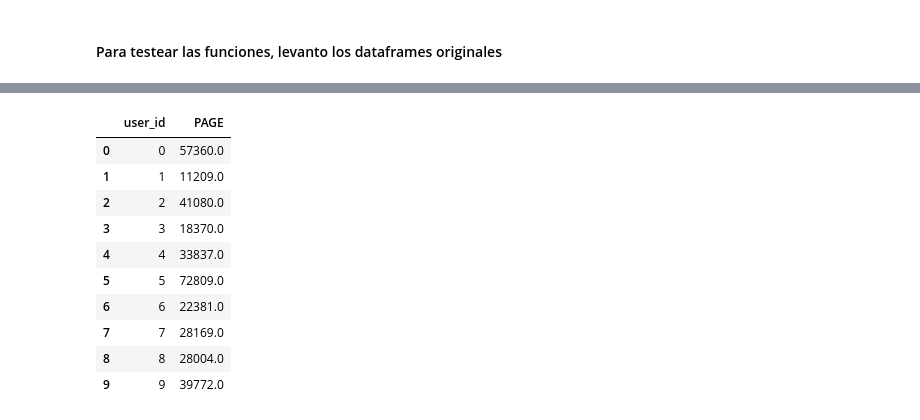
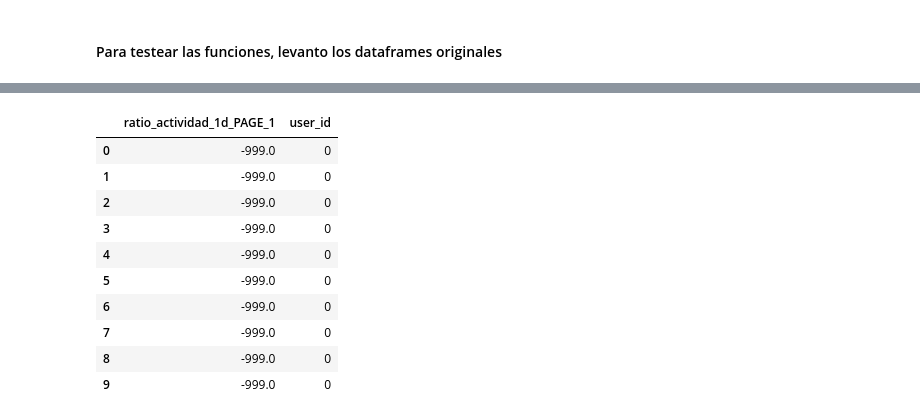
Before and after one commit to francomatiasferrari/ggal_dataton, a Jupyter notebook: funciones_LB.ipynb, the cells around one changed output, grey strips where cells are left out. Cells and saved outputs as stored; diff of their text form; code cells hidden in the pictures.

```diff
--- a/funciones_LB.ipynb
+++ b/funciones_LB.ipynb
@@ -75,16 +104,13 @@ def _sum_user_campo_all(df_pageviews, mes_snapshot, campo):
     return df_3m, df_1m, df_15d, df_7d, df_1d, df_ever, tot_3m, tot_1m, tot_15d, tot_7d, tot_1d, tot_ever
 # %%
 def _ratio_campo_df(df_numerador, df_denominador, name):
-    #Equiparar columnas
-    ######COMPLETAR####
-
     #Eliminar columnar user_id para que no la divida
     users = df_numerador['user_id']
     df_numerador = df_numerador.drop(['user_id'], axis = 1)
     df_denominador = df_denominador.drop(['user_id'], axis = 1)
 
     #División element-wise
-    temp = df_numerador.div(df_denominador, axis=0, level = 'user_id', fill_value = 0)
+    temp = df_numerador.div(df_denominador, axis=0, fill_value = 0)
     temp.columns = [name + "_" + str(v) for v in temp.columns]
 
     #Agrega columna user_id
@@ -154,16 +214,18 @@ temp.head(10)
+# %%
+ratio_actividad_1d = _ratio_campo_df(tot_1d.iloc[:,0:2], tot_3m.iloc[:,0:2], 'ratio_actividad_1d')
 # %%
 df_3m, df_1m, df_15d, df_7d, df_1d, df_ever, tot_3m, tot_1m, tot_15d, tot_7d, tot_1d, tot_ever = _sum_user_campo_all(df_pageviews, mes_snapshot, 'PAGE')
 # %%
-tot_3m.head(10)
+ratio_actividad_1d.head(10)
 # %% [output]
-|  | user_id | PAGE |
-| 0 | 0 | 57360.0 |
-| 1 | 1 | 11209.0 |
-| 2 | 2 | 41080.0 |
-| 3 | 3 | 18370.0 |
-| 4 | 4 | 33837.0 |
-| 5 | 5 | 72809.0 |
-| 6 | 6 | 22381.0 |
-| 7 | 7 | 28169.0 |
-| 8 | 8 | 28004.0 |
-| 9 | 9 | 39772.0 |
+|  | ratio_actividad_1d_PAGE_1 | user_id |
+| 0 | -999.0 | 0 |
+| 1 | -999.0 | 0 |
+| 2 | -999.0 | 0 |
+| 3 | -999.0 | 0 |
+| 4 | -999.0 | 0 |
+| 5 | -999.0 | 0 |
+| 6 | -999.0 | 0 |
+| 7 | -999.0 | 0 |
+| 8 | -999.0 | 0 |
+| 9 | -999.0 | 0 |
```
Also changed, not shown: parts of 14 cells of this notebook.
